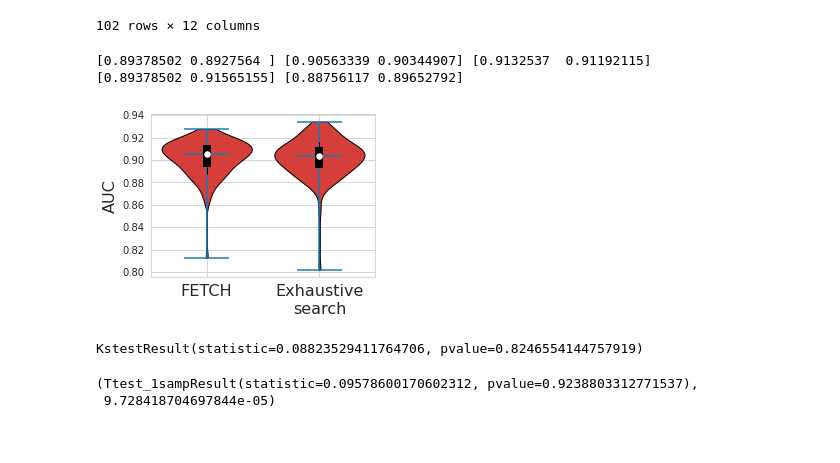
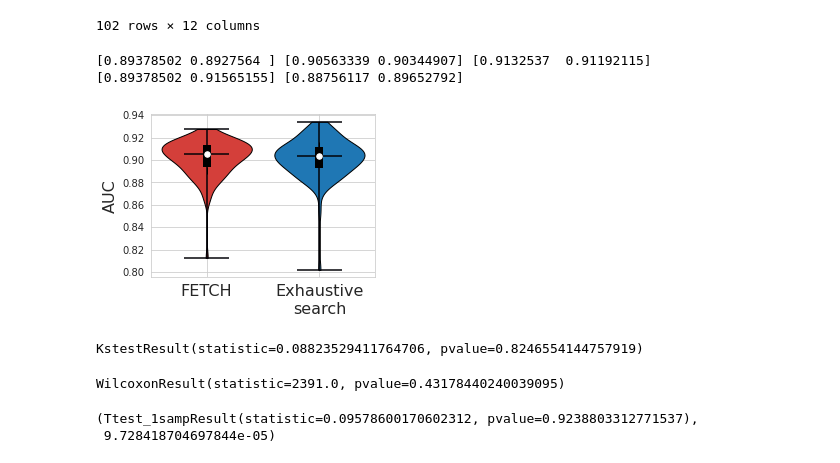
Before and after one commit to esl-epfl/FETCH, a Jupyter notebook: TSD/code/FETCH_analysis.ipynb, the cells around one changed output. Saved outputs shown, nothing was run; the diff lists cells and outputs as text; code cells hidden in the pictures.

Commit message:
update the 4-electrode results for exhaustive search

```diff
--- a/TSD/code/FETCH_analysis.ipynb
+++ b/TSD/code/FETCH_analysis.ipynb
@@ -362,41 +363,46 @@ def set_axis_style(ax, labels):
 test_auc_fetch = df_fetch_scratch['val_auc_fetch'].to_numpy()
 test_auc_scratch = df_fetch_scratch['val_auc_scratch'].to_numpy()
 fig, ax = plt.subplots(figsize=(4, 3))
 
 data  = np.concatenate((test_auc_fetch.reshape(-1, 1), test_auc_scratch.reshape(-1, 1)), axis=1)
 parts= ax.violinplot(data, showmeans=False, showmedians=True
 , showextrema=True, positions=[1, 1.5], widths=0.4)
 # How can I make the violin plots closer to each other?
 for idx, pc in enumerate(parts['bodies']):
-    pc.set_facecolor('#D43F3A')
+    pc.set_facecolor('#D43F3A' if idx == 0 else '#1f77b4')
     pc.set_edgecolor('black')
     pc.set_alpha(1)
 quartile1, medians, quartile3 = np.percentile(data, [25, 50, 75], axis=0)
 print(quartile1, medians, quartile3)
 whiskers = np.array([
     adjacent_values(sorted_array, q1, q3)
     for sorted_array, q1, q3 in zip(data, quartile1, quartile3)])
 whiskers_min, whiskers_max = whiskers[0, :], whiskers[1, :]
 print(whiskers_min, whiskers_max)
 #
 inds = [1, 1.5]
 ax.scatter(inds, medians, marker='o', color='white', s=30, zorder=3)
 ax.vlines(inds, quartile1, quartile3, color='k', linestyle='-', lw=8)
 ax.vlines(inds, whiskers_min, whiskers_max, color='k', linestyle='-', lw=1)
 ax.set_xticks([1, 1.5])
 ax.set_xticklabels(['FETCH', 'Exhaustive\nsearch'], fontsize=16)
 ax.set_ylabel('AUC', fontsize=16)
 plt.savefig('../../output/FETCH/violin_plot{}node.png'.format(fetch_vs_scratch_nodes), dpi=300, bbox_inches='tight')
 # %% [output]
 [0.89378502 0.8927564 ] [0.90563339 0.90344907] [0.9132537  0.91192115]
 [0.89378502 0.91565155] [0.88756117 0.89652792]
-[figure, old version]
+[figure, new version]
 # %%
 # Perform a ks-test on the two models to show that they are not different
 from scipy.stats import ks_2samp
 ks_2samp(test_auc_fetch, test_auc_scratch)
 # %% [output]
 KstestResult(statistic=0.08823529411764706, pvalue=0.8246554144757919)
+# %%
+from scipy.stats import wilcoxon
+wilcoxon(test_auc_fetch, test_auc_scratch)
+# %% [output]
+WilcoxonResult(statistic=2391.0, pvalue=0.43178440240039095)
 # %%
 from scipy.stats import ttest_1samp
 df_fetch_scratch['diff_test_auc'] = df_fetch_scratch['val_auc_fetch'] - df_fetch_scratch['val_auc_scratch']
```
Also changed, not shown: parts of 15 cells of this notebook.
